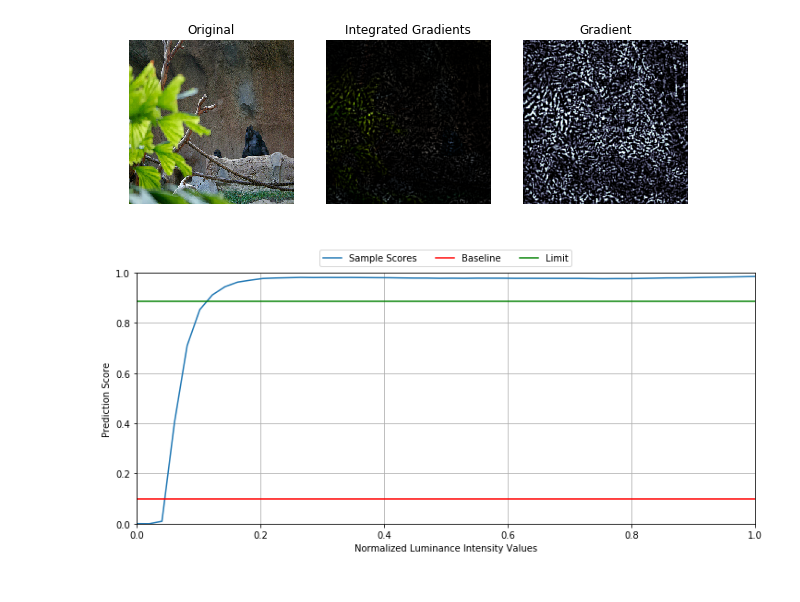
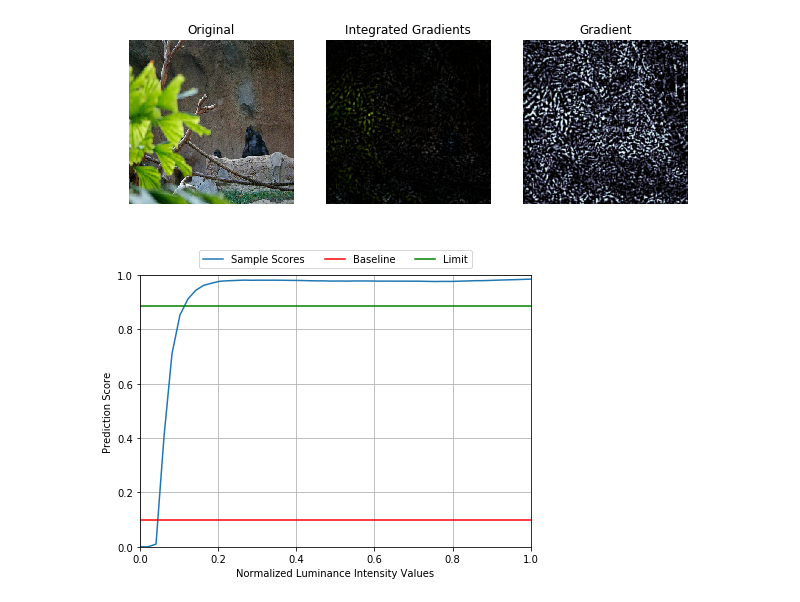
Before and after one commit to paudom/iNNterpret, a Jupyter notebook: innterpret/ZUTesting/IntGrad.ipynb, the cells around one changed output. Drawn from its saved outputs; the diff is of its cells as text; code cells hidden in the pictures.

```diff
--- a/innterpret/ZUTesting/IntGrad.ipynb
+++ b/innterpret/ZUTesting/IntGrad.ipynb
@@ -148,17 +148,17 @@ visualize_heatmap(imgData,IntGradImg,sinImg[0],savePath)
 # %% [output]
 [figure]
 # %%
-fig = plt.figure(figsize=(12, 5))
+fig = plt.figure(figsize=(7, 5))
 plt.plot(interY,predictions)
 plt.axhline(y=minBase, color='r', linestyle='-')
 plt.axhline(y=maxBase, color='g', linestyle='-')
 plt.xlabel('Normalized Luminance Intensity Values')
 plt.ylabel('Prediction Score')
 plt.grid(True)
 plt.legend(['Sample Scores','Baseline','Limit'],bbox_to_anchor=(0., 1.025, 1., 0.102), loc=8,
            ncol=3, mode="center", borderaxespad=0.)
 plt.axis([0.0, 1.0, 0.0, 1.0])
 plt.show()
 fig.savefig('./Results/IntGrad/int_graph.png',dpi=250)
 # %% [output]
-[figure, old version]
+[figure, new version]
```
Also changed, not shown: 6 other files.
